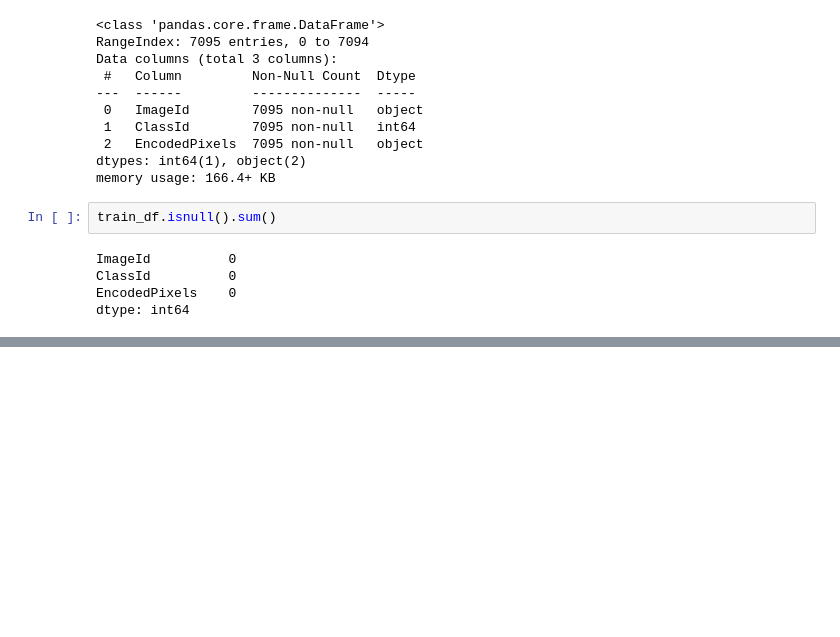
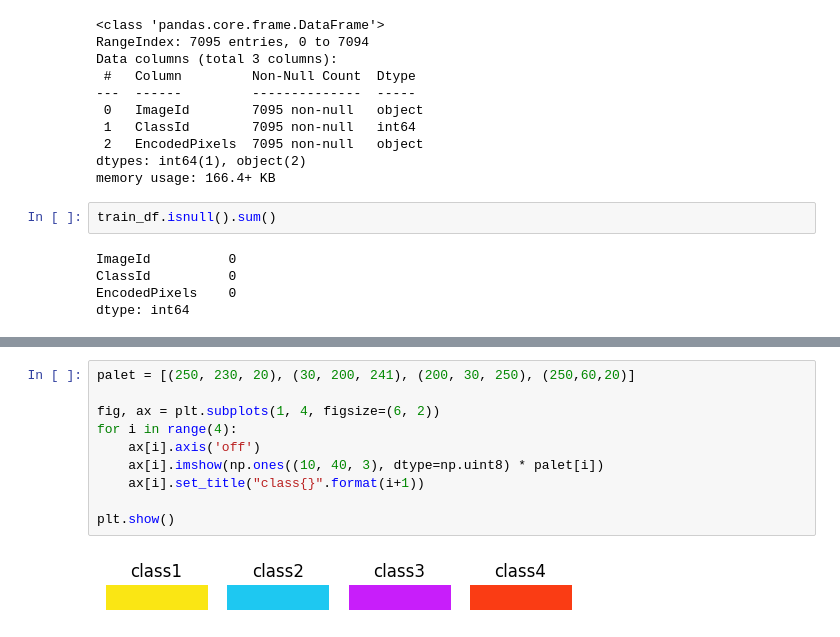
Before and after one commit to PawatKittipatpaiboon/steel_defection, a Jupyter notebook: EDA_steel_defection.ipynb, the cells around one changed output, grey strips where cells are left out. Saved outputs shown, nothing was run; the diff lists cells and outputs as text; blank space fills up the shorter version.

```diff
--- a/EDA_steel_defection.ipynb
+++ b/EDA_steel_defection.ipynb
@@ -88,0 +196,12 @@ plt.show()
+# %%
+palet = [(250, 230, 20), (30, 200, 241), (200, 30, 250), (250,60,20)]
+
+fig, ax = plt.subplots(1, 4, figsize=(6, 2))
+for i in range(4):
+    ax[i].axis('off')
+    ax[i].imshow(np.ones((10, 40, 3), dtype=np.uint8) * palet[i])
+    ax[i].set_title("class{}".format(i+1))
+
+plt.show()
+# %% [output]
+[figure, added]
```
Also changed, not shown: parts of 46 cells of this notebook.
